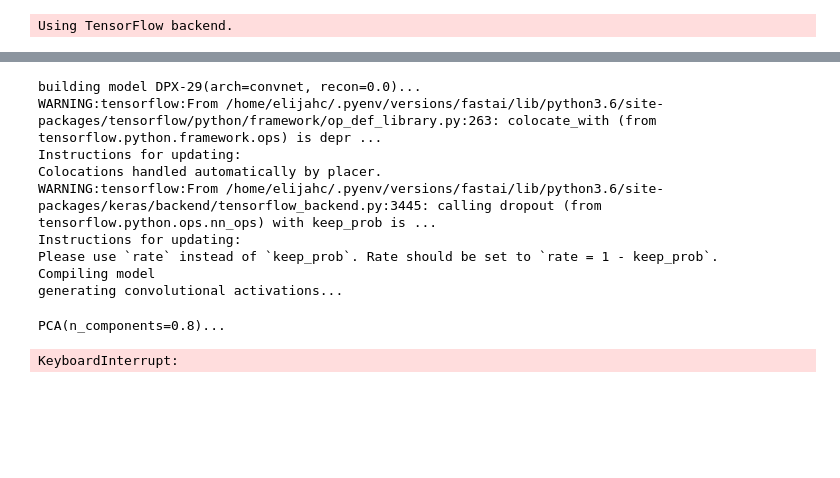
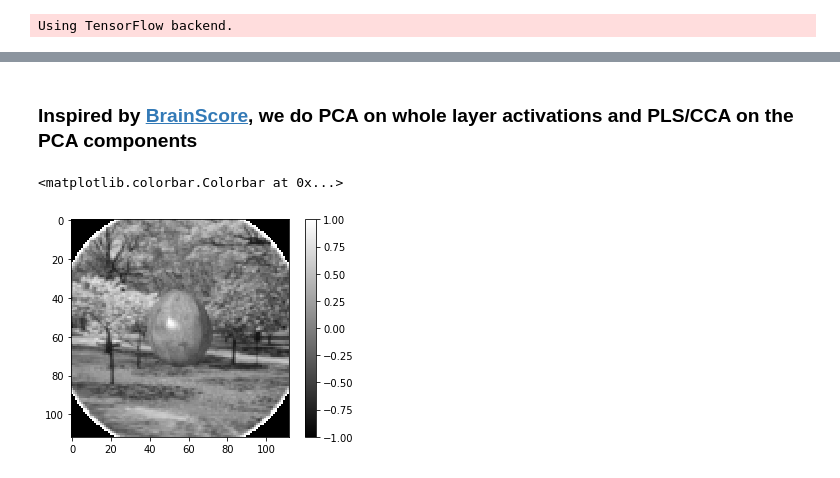
Before and after one commit to elijahc/vae, a Jupyter notebook: notebooks/06.9-CCA.ipynb, the cells around one changed output, grey strips where cells are left out. Drawn from its saved outputs; the diff is of its cells as text; code cells hidden in the pictures; blank space fills up the shorter version.

Commit message:
NN revisions updates and figures

```diff
--- a/notebooks/06.9-CCA.ipynb
+++ b/notebooks/06.9-CCA.ipynb
@@ -260,4 +104,6 @@ neural_data.load()
 stimulus_set = neural_data.attrs['stimulus_set']
 # # stimulus_set.to_csv('../data/dicarlo_images/stimulus_set.csv',index=False)
 neural_data = process_dicarlo(neural_data)
+# %%
+med_images = load_md_images(proj_root)
 # %%
@@ -284,22 +139,10 @@ metadata = {k:list(v.values()) for k,v in metadata.to_dict().items()}
 
 # lasso_3 = pd.concat(dfs)
 # %%
-obj = ['no-recon','w/ recon','w/ recon','no-recon']
-att = []
-for exp,o in zip(exps,obj):
-    run = NeptuneExperimentRun(proj_root,neptune_exp=exp)
-    xr,pcas = run.pca_assembly(scaled_sm_imgs, n_units=None, n_components=0.8, metadata=metadata, pca_kws={'svd_solver':'full'})
-    att.append(pcas)
+# obj = ['no-recon','w/ recon','w/ recon','no-recon']
+# att = []
+# for exp,o in zip(exps,obj):
+#     run = NeptuneExperimentRun(proj_root,neptune_exp=exp)
+#     xr,pcas = run.pca_assembly(scaled_sm_imgs, n_units=None, n_components=0.8, metadata=metadata, pca_kws={'svd_solver':'full'})
+#     att.append(pcas)
-# %% [output]
-building model DPX-29(arch=convnet, recon=0.0)...
-WARNING:tensorflow:From /home/elijahc/.pyenv/versions/fastai/lib/python3.6/site-packages/tensorflow/python/framework/op_def_library.py:263: colocate_with (from tensorflow.python.framework.ops) is depr ...
-Instructions for updating:
-Colocations handled automatically by placer.
-WARNING:tensorflow:From /home/elijahc/.pyenv/versions/fastai/lib/python3.6/site-packages/keras/backend/tensorflow_backend.py:3445: calling dropout (from tensorflow.python.ops.nn_ops) with keep_prob is ...
-Instructions for updating:
-Please use `rate` instead of `keep_prob`. Rate should be set to `rate = 1 - keep_prob`.
-Compiling model
-generating convolutional activations...
-PCA(n_components=0.8)...
-KeyboardInterrupt:
 # %%
@@ -346,0 +190,2 @@ g.fig.autofmt_xdate(rotation=45)
+# %% [markdown]
+### Inspired by [BrainScore](https://www.biorxiv.org/content/10.1101/407007v1.full), we do PCA on whole layer activations and PLS/CCA on the PCA components
@@ -346,0 +194,6 @@ g.fig.autofmt_xdate(rotation=45)
+# %%
+plt.imshow(med_images[3],cmap='gray')
+plt.colorbar()
+# %% [output]
+<matplotlib.colorbar.Colorbar at 0x...>
+[figure, added]
```
Also changed, not shown: parts of 54 cells of this notebook, 46 other files.
